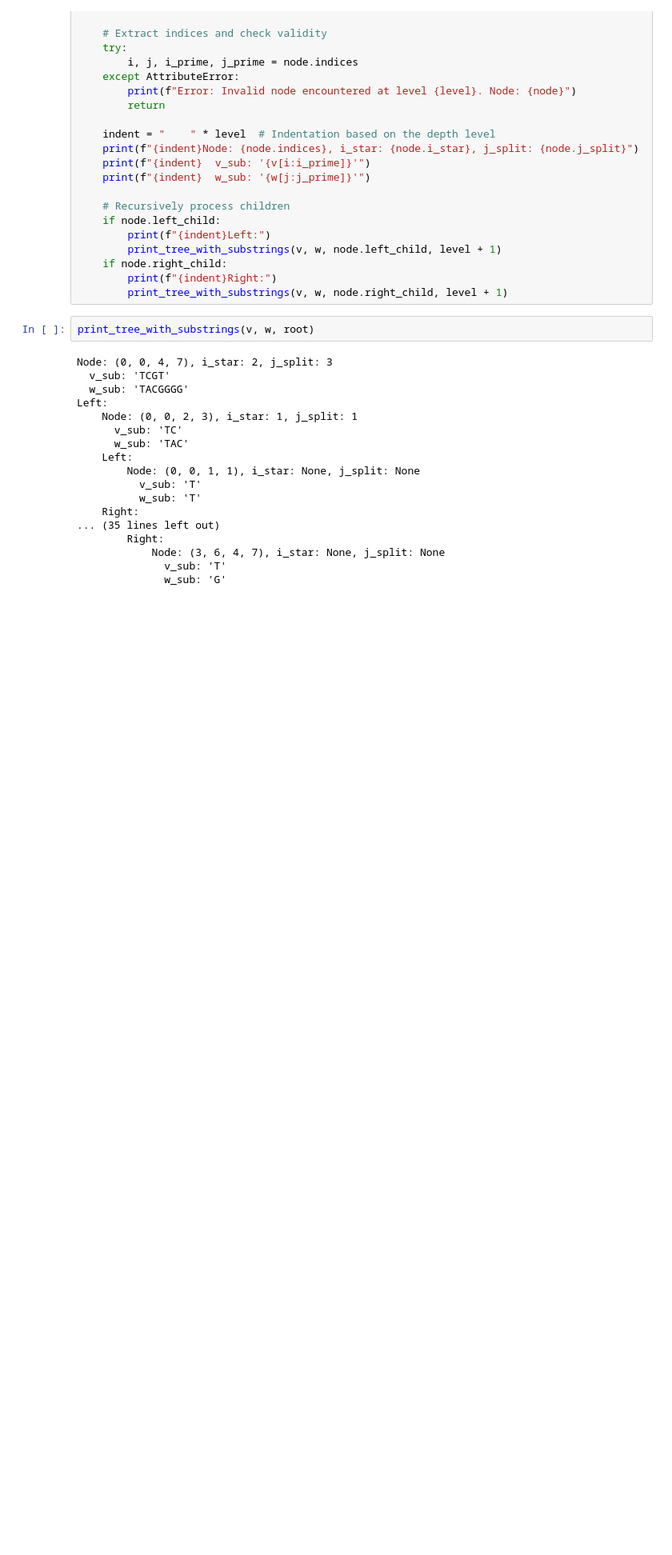
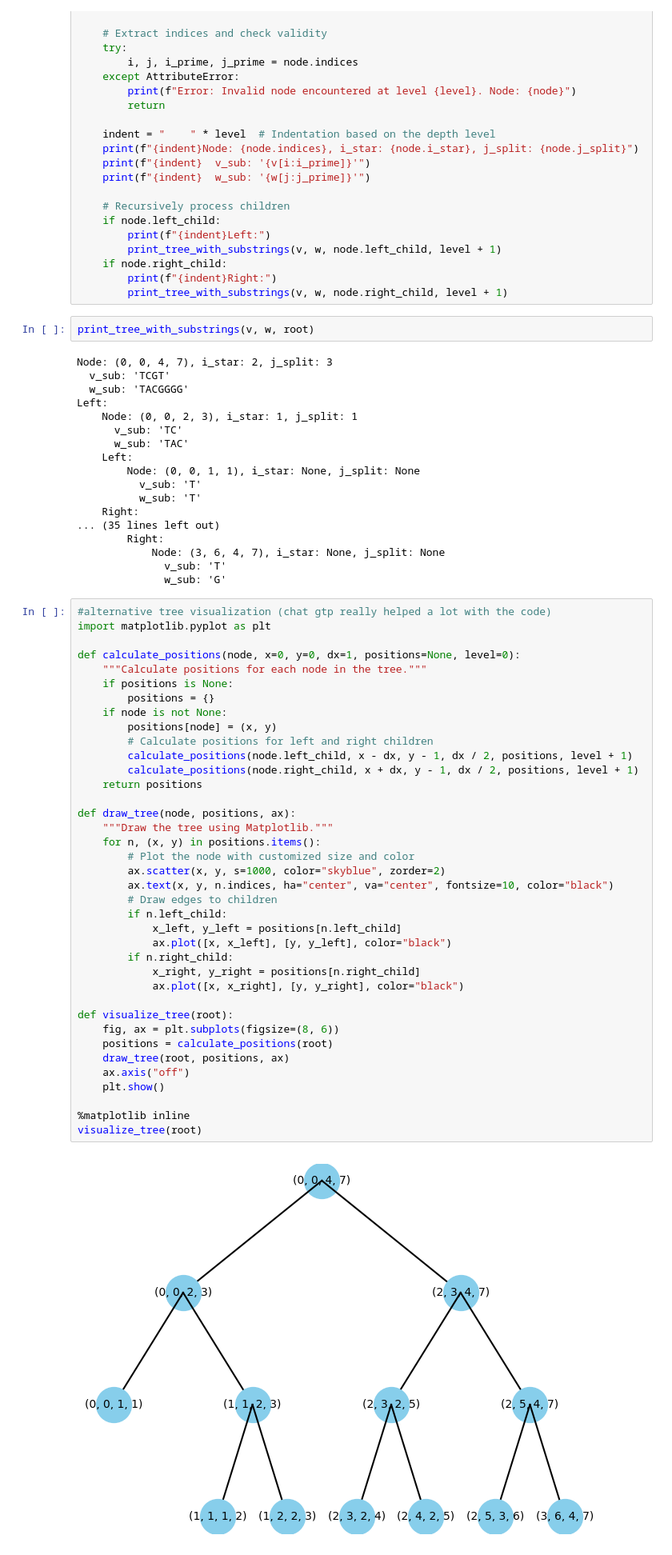
Before and after one commit to Emeraldb01/hirschberg_algorithm, a Jupyter notebook: hirsch_tree_visual.ipynb, the cells around one changed output. Shown at 80% size. Drawn from its saved outputs; the diff is of its cells as text; blank space fills up the shorter version.

Commit message:
made different visualization of tree

```diff
--- a/hirsch_tree_visual.ipynb
+++ b/hirsch_tree_visual.ipynb
@@ -250,3 +250,43 @@ Left:
             Node: (3, 6, 4, 7), i_star: None, j_split: None
               v_sub: 'T'
               w_sub: 'G'
+# %%
+#alternative tree visualization (chat gtp really helped a lot with the code)
+import matplotlib.pyplot as plt
+
+def calculate_positions(node, x=0, y=0, dx=1, positions=None, level=0):
+    """Calculate positions for each node in the tree."""
+    if positions is None:
+        positions = {}
+    if node is not None:
+        positions[node] = (x, y)
+        # Calculate positions for left and right children
+        calculate_positions(node.left_child, x - dx, y - 1, dx / 2, positions, level + 1)
+        calculate_positions(node.right_child, x + dx, y - 1, dx / 2, positions, level + 1)
+    return positions
+
+def draw_tree(node, positions, ax):
+    """Draw the tree using Matplotlib."""
+    for n, (x, y) in positions.items():
+        # Plot the node with customized size and color
+        ax.scatter(x, y, s=1000, color="skyblue", zorder=2)
+        ax.text(x, y, n.indices, ha="center", va="center", fontsize=10, color="black")
+        # Draw edges to children
+        if n.left_child:
+            x_left, y_left = positions[n.left_child]
+            ax.plot([x, x_left], [y, y_left], color="black")
+        if n.right_child:
+            x_right, y_right = positions[n.right_child]
+            ax.plot([x, x_right], [y, y_right], color="black")
+
+def visualize_tree(root):
+    fig, ax = plt.subplots(figsize=(8, 6))
+    positions = calculate_positions(root)
+    draw_tree(root, positions, ax)
+    ax.axis("off")
+    plt.show()
+
+%matplotlib inline
+visualize_tree(root)
+# %% [output]
+[figure, added]
```
Also changed, not shown: parts of 1 cell of this notebook, 1 other file.
